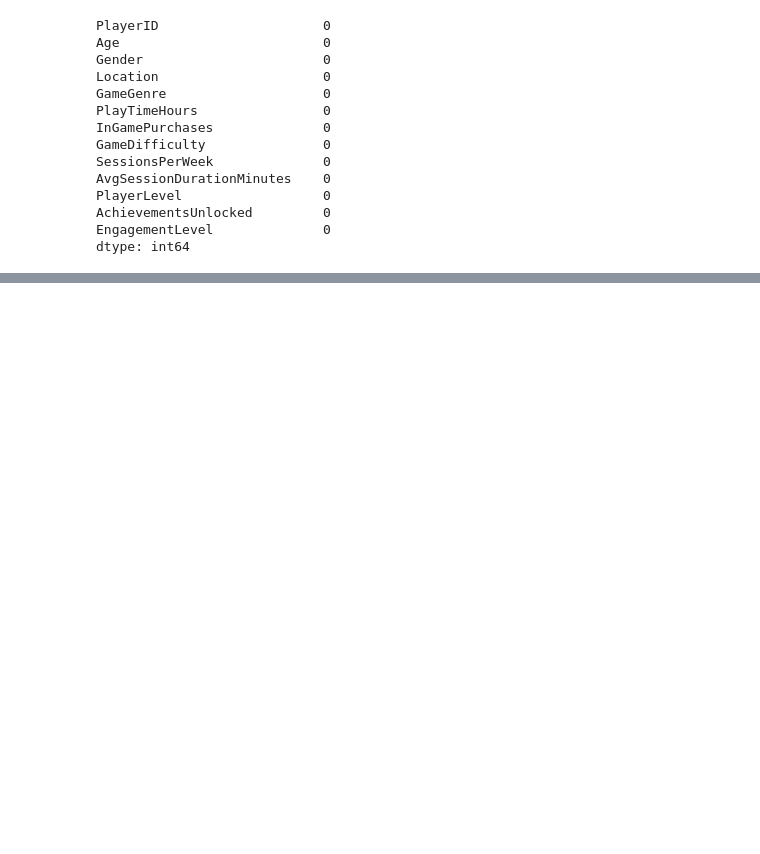
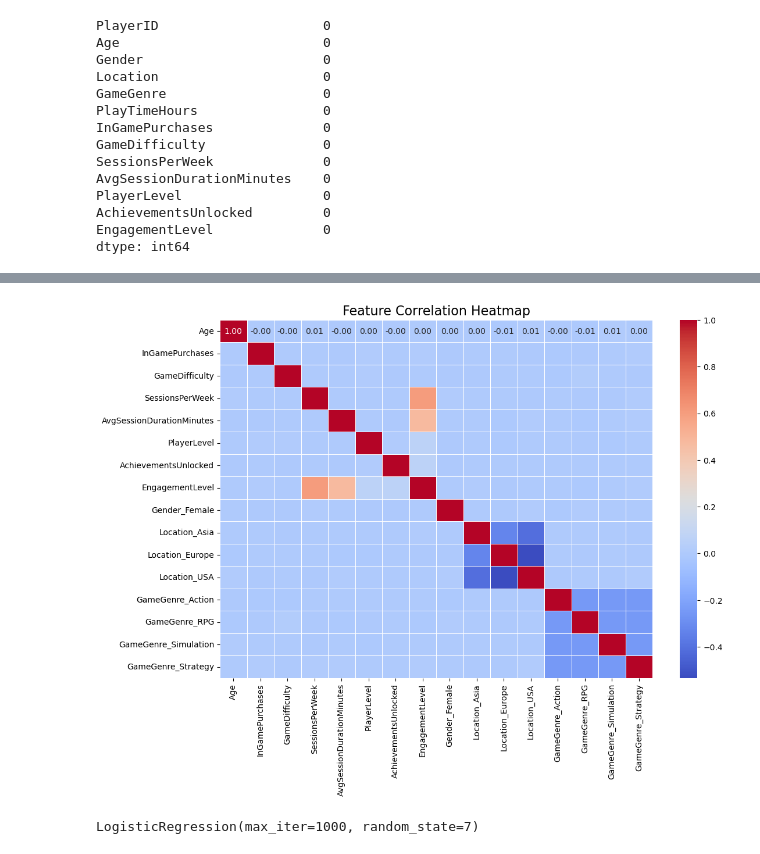
Before and after one commit to baraban7890/In-App-Purchase-Analysis, a Jupyter notebook: coding_analysis/alex_file.ipynb, the cells around one changed output, grey strips where cells are left out. Saved outputs shown, nothing was run; the diff lists cells and outputs as text; code cells hidden in the pictures; blank space fills up the shorter version.

```diff
--- a/coding_analysis/alex_file.ipynb
+++ b/coding_analysis/alex_file.ipynb
@@ -151,0 +81,4 @@ weighted avg       0.98      0.98      0.98      4021
+# %%
+### Cleans and preprocesses the data
+gaming_df = u.preprocess_and_clean(orig_df)
+gaming_df
@@ -151,0 +103,20 @@ weighted avg       0.98      0.98      0.98      4021
+# %%
+## Creates a correlation matrix as part of our EDA
+corr_matrix = gaming_df.corr()
+
+plt.figure(figsize=(12, 8))
+
+# Draw the heatmap with seaborn
+sns.heatmap(corr_matrix, annot=True, fmt='.2f', cmap='coolwarm', linewidths=0.5)
+
+# Add title for better readability
+plt.title('Feature Correlation Heatmap', fontsize=16)
+
+# Show the heatmap
+plt.show()
+
+### Important notes: it appears that none of the columns (discluding one hot encoded columns with themselves)
+### are correlated with eachother AT ALL, except for engagementlevel with SessionsPerWeek and AvgSessionDurationMinutes
+### Big red flag.
+# %% [output]
+[figure, added]
@@ -151,0 +141,6 @@ weighted avg       0.98      0.98      0.98      4021
+# %%
+### Create a logistic regression model
+lr = LogisticRegression(random_state=7,max_iter=1000)
+lr.fit(X_train, y_train)
+# %% [output]
+LogisticRegression(max_iter=1000, random_state=7)
```
Also changed, not shown: parts of 17 cells of this notebook, 1 other file.
